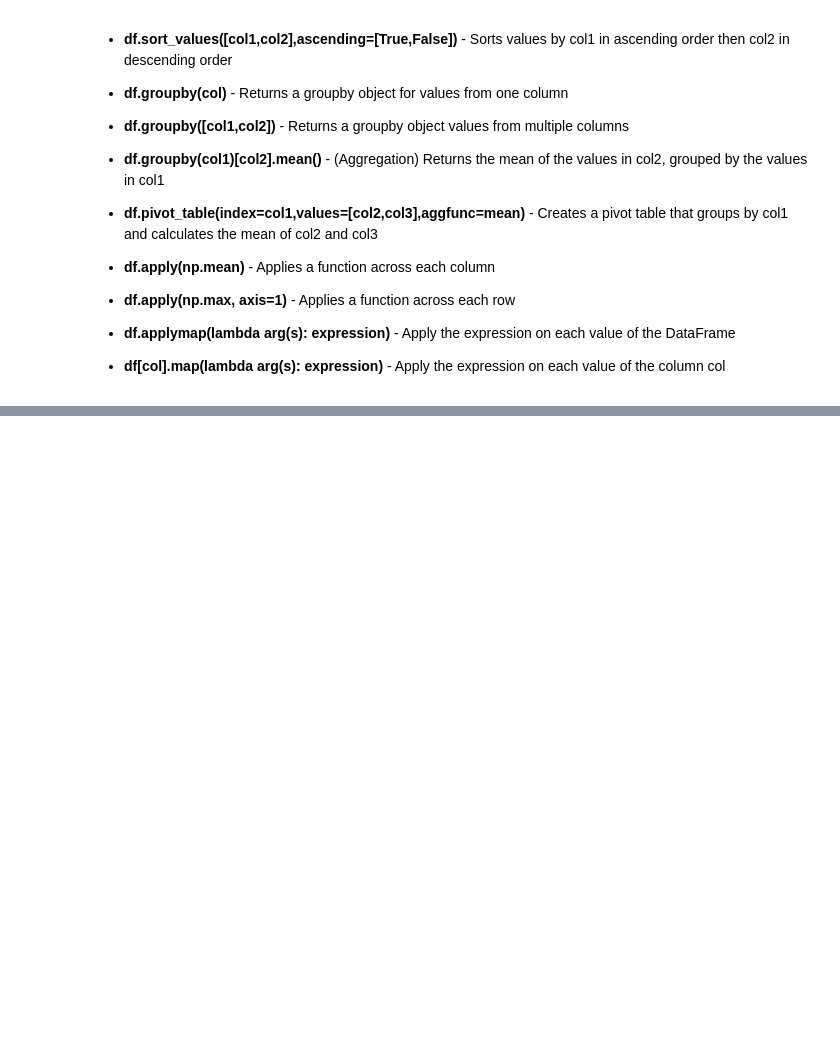
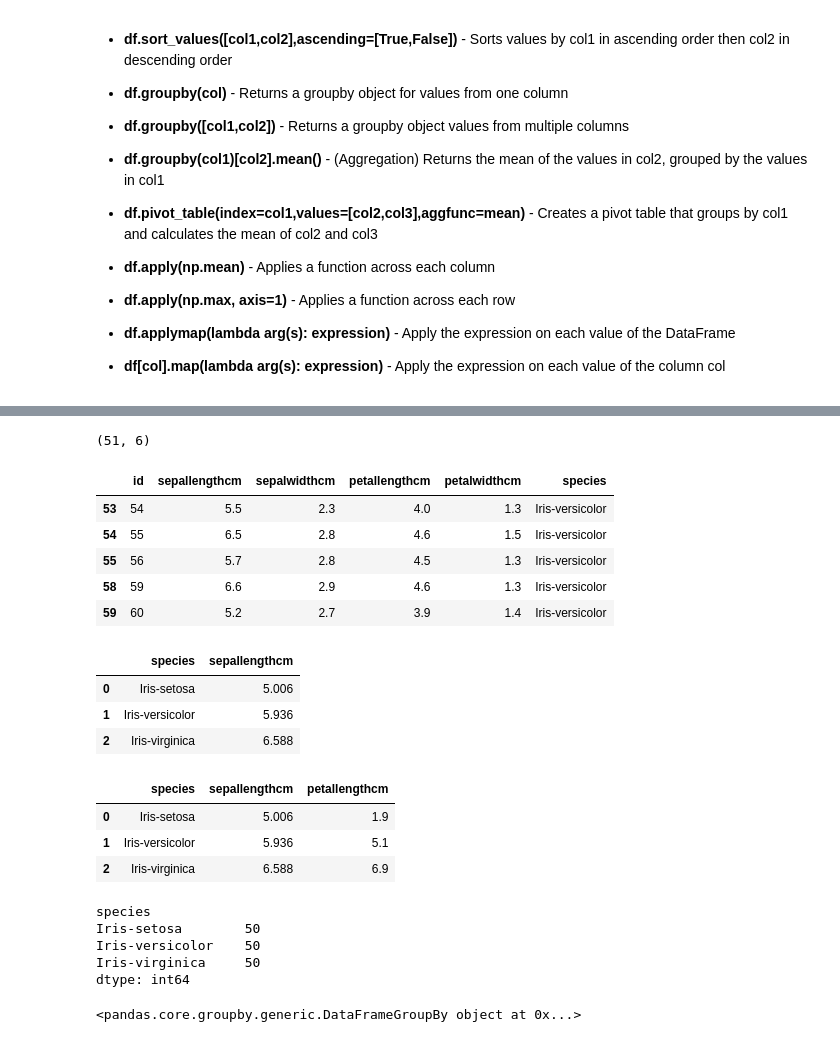
Before and after one commit to sagar9926/Python_For_DataScience, a Jupyter notebook: PythonTraining/Python_Session_2.ipynb, the cells around one changed output, grey strips where cells are left out. Drawn from its saved outputs; the diff is of its cells as text; code cells hidden in the pictures; blank space fills up the shorter version.

```diff
--- a/PythonTraining/Python_Session_2.ipynb
+++ b/PythonTraining/Python_Session_2.ipynb
@@ -402,3 +389,5 @@ print('After removing duplicates, the length of dataframe: {}'.format(len_df_aft
 * __df.apply(np.max, axis=1)__ - Applies a function across each row
 * __df.applymap(lambda arg(s): expression)__ - Apply the expression on each value of the DataFrame
 * __df[col].map(lambda arg(s): expression)__ - Apply the expression on each value of the column col
+# %%
+df = df_new_cols_name.copy()
@@ -404,0 +403,42 @@ print('After removing duplicates, the length of dataframe: {}'.format(len_df_aft
+# %%
+df_high_rating = df[(df['sepallengthcm'] > 5) & (df['sepalwidthcm'] < 3)]
+print(df_high_rating.shape)
+df_high_rating.head()
+# %% [output]
+(51, 6)
+|  | id | sepallengthcm | sepalwidthcm | petallengthcm | petalwidthcm | species |
+| 53 | 54 | 5.5 | 2.3 | 4.0 | 1.3 | Iris-versicolor |
+| 54 | 55 | 6.5 | 2.8 | 4.6 | 1.5 | Iris-versicolor |
+| 55 | 56 | 5.7 | 2.8 | 4.5 | 1.3 | Iris-versicolor |
+| 58 | 59 | 6.6 | 2.9 | 4.6 | 1.3 | Iris-versicolor |
+| 59 | 60 | 5.2 | 2.7 | 3.9 | 1.4 | Iris-versicolor |
+# %%
+df.groupby(['species']).agg({'sepallengthcm' : 'mean'}).reset_index()
+# %% [output]
+|  | species | sepallengthcm |
+| 0 | Iris-setosa | 5.006 |
+| 1 | Iris-versicolor | 5.936 |
+| 2 | Iris-virginica | 6.588 |
+# %%
+df.groupby(['species']).agg({'sepallengthcm' : 'mean','petallengthcm' : 'max'}).reset_index()
+# %% [output]
+|  | species | sepallengthcm | petallengthcm |
+| 0 | Iris-setosa | 5.006 | 1.9 |
+| 1 | Iris-versicolor | 5.936 | 5.1 |
+| 2 | Iris-virginica | 6.588 | 6.9 |
+# %%
+print(df.groupby('species').size())
+# %% [output]
+species
+Iris-setosa        50
+Iris-versicolor    50
+Iris-virginica     50
+dtype: int64
+# %%
+# iterating through groupby
+
+grouped = df.groupby('species')
+
+print(grouped)
+# %% [output]
+<pandas.core.groupby.generic.DataFrameGroupBy object at 0x...>
```
Also changed, not shown: parts of 14 cells of this notebook.
